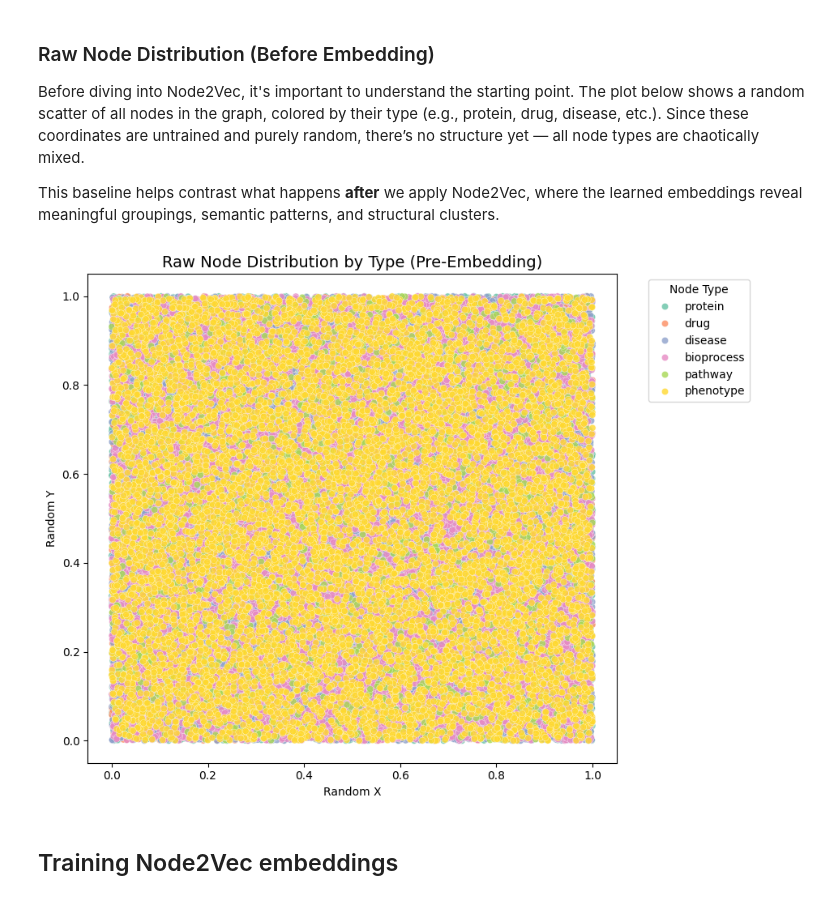
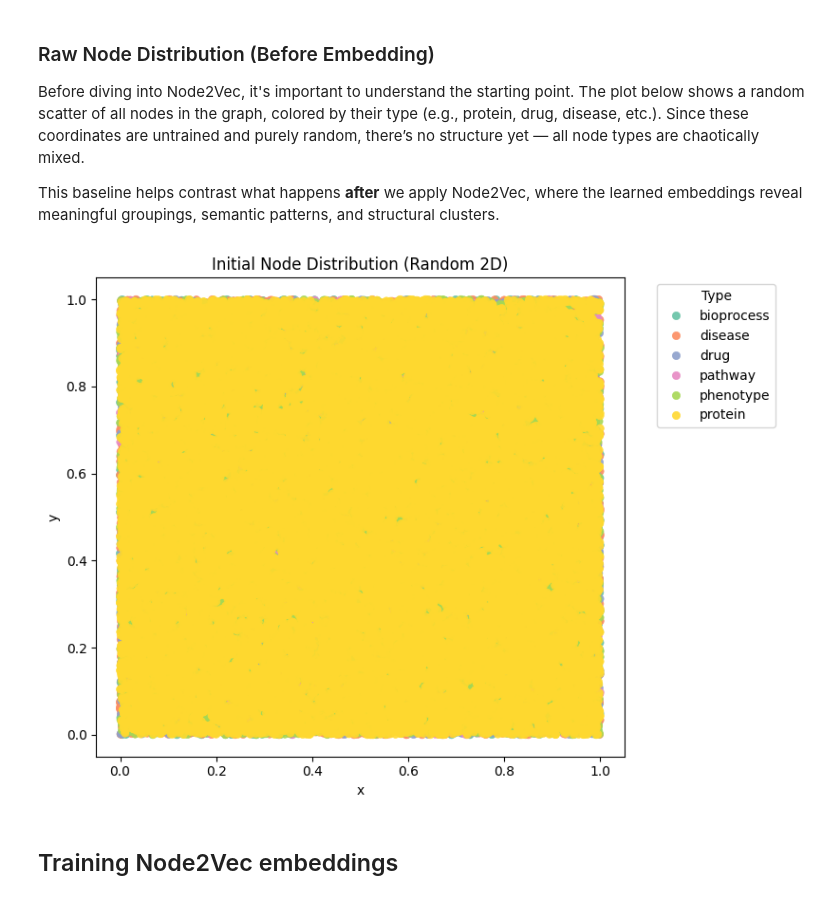
Before and after one commit to amulya-prasad/XplainMD, a Jupyter notebook: Notebooks/XplainMD_Training_with_ML_models_Part2.ipynb, the cells around one changed output. Saved outputs shown, nothing was run; the diff lists cells and outputs as text; code cells hidden in the pictures.

```diff
--- a/Notebooks/XplainMD_Training_with_ML_models_Part2.ipynb
+++ b/Notebooks/XplainMD_Training_with_ML_models_Part2.ipynb
@@ -144,17 +155,14 @@ For each relation in the dataset (e.g., treats, causes), the code:
 # %%
-# Construct Undirected Graph
+# ---- Build Graph with Global Node Map ----
 G = nx.Graph()
-node_maps = {k: {name: i for i, name in enumerate(sorted(v))} for k, v in node_sets.items()}
 
-for rel, (src_type, dst_type) in relation_map.items():
+for rel in relation_map:
     rel_df = df[df['relation'] == rel]
-    src_indices = [node_maps[src_type].get(x, -1) for x in rel_df['x_name']]
-    dst_indices = [node_maps[dst_type].get(y, -1) for y in rel_df['y_name']]
+    src_indices = rel_df['x_name'].map(node_maps).fillna(-1).astype(int)
+    dst_indices = rel_df['y_name'].map(node_maps).fillna(-1).astype(int)
 
     valid_edges = [(s, d) for s, d in zip(src_indices, dst_indices) if s != -1 and d != -1]
+    G.add_edges_from(valid_edges)
 
-    if valid_edges:
-        G.add_edges_from(valid_edges)
-
-print("\n [INFO] Relationship Counts Printed Successfully!")
+print("\n[INFO] Graph constructed successfully with global node map.")
 # %% [output]
@@ -162,3 +185,12 @@ print("\n [INFO] Relationship Counts Printed Successfully!")
+# %%
+# Step 1: Create a DataFrame with node_name, node_type, and global_id
+node_df = pd.concat([
+    df[["x_name", "x_type"]].rename(columns={"x_name": "node_name", "x_type": "node_type"}),
+    df[["y_name", "y_type"]].rename(columns={"y_name": "node_name", "y_type": "node_type"})
+]).dropna().drop_duplicates().reset_index(drop=True)
+
+# Step 2: Add global ID from node_maps
+node_df["global_id"] = node_df["node_name"].map(node_maps)
 # %% [markdown]
 ### Raw Node Distribution (Before Embedding)
 
@@ -209,7 +240,7 @@ def plot_raw_node_distribution(node_maps, embedding_dim=2, seed=42):
 # %%
-plot_raw_node_distribution(node_maps, embedding_dim=2, seed=42)
+visualize_initial_node_distribution(node_df, dim=2, seed=42)
 # %% [output]
-[figure, old version]
+[figure, new version]
 # %% [markdown]
 ## Training Node2Vec embeddings
 # %% [markdown]
```
Also changed, not shown: parts of 18 cells of this notebook, 1 other file.
